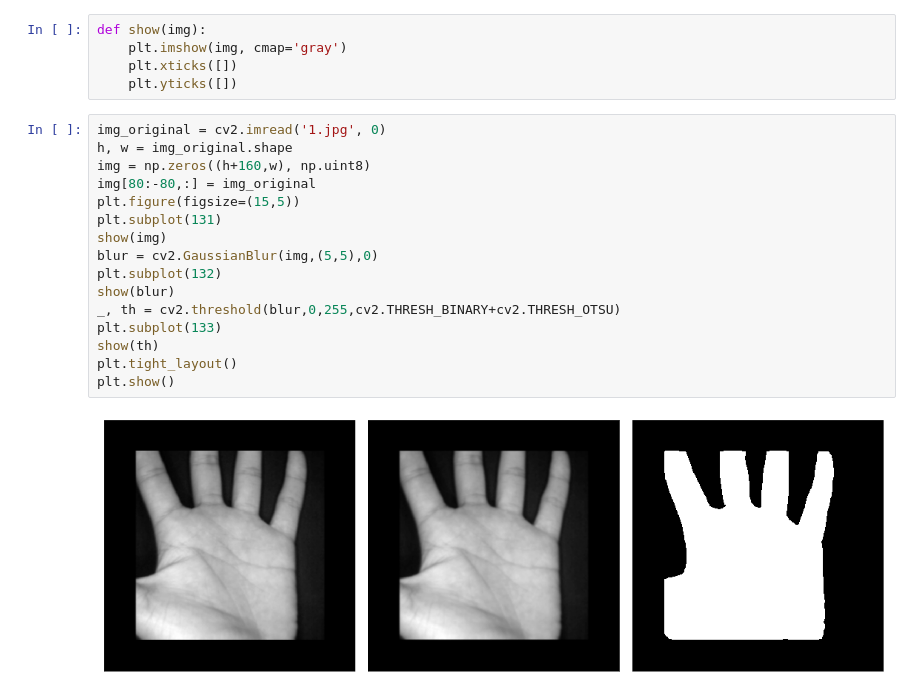
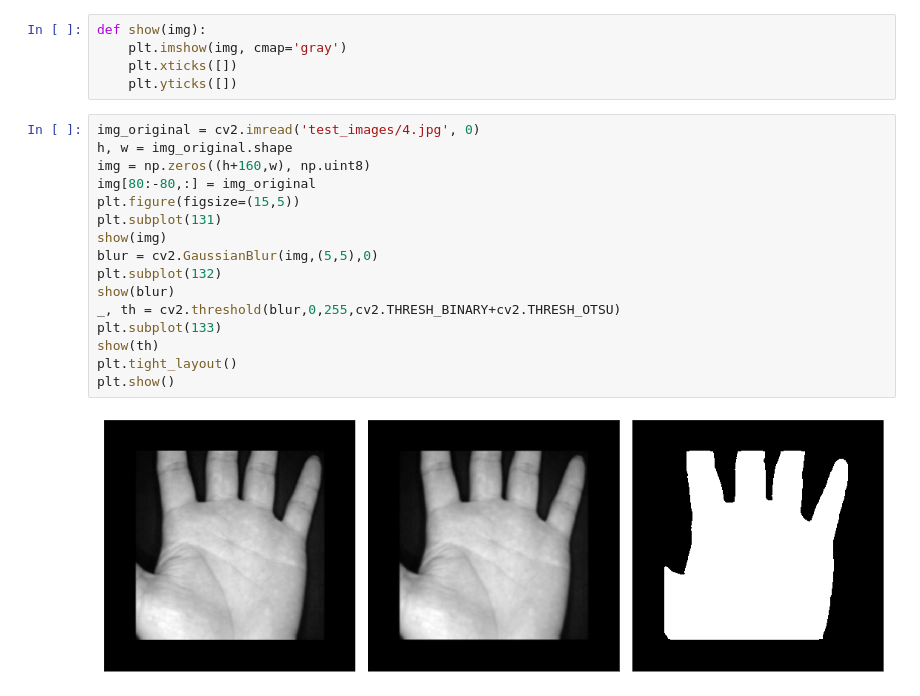
Before and after one commit to safwankdb/Effectual-Palm-RoI-Extraction, a Jupyter notebook: ROI_extraction.ipynb, the cells around one changed output. Drawn from its saved outputs; the diff is of its cells as text.

```diff
--- a/ROI_extraction.ipynb
+++ b/ROI_extraction.ipynb
@@ -8,23 +8,23 @@ def show(img):
     plt.xticks([])
     plt.yticks([])
 # %%
-img_original = cv2.imread('1.jpg', 0)
+img_original = cv2.imread('test_images/4.jpg', 0)
 h, w = img_original.shape
 img = np.zeros((h+160,w), np.uint8)
 img[80:-80,:] = img_original
 plt.figure(figsize=(15,5))
 plt.subplot(131)
 show(img)
 blur = cv2.GaussianBlur(img,(5,5),0)
 plt.subplot(132)
 show(blur)
 _, th = cv2.threshold(blur,0,255,cv2.THRESH_BINARY+cv2.THRESH_OTSU)
 plt.subplot(133)
 show(th)
 plt.tight_layout()
 plt.show()
 # %% [output]
-[figure, old version]
+[figure, new version]
 # %%
 M = cv2.moments(th)
 h, w = img.shape
```
Also changed, not shown: parts of 6 cells of this notebook, 4 other files.
